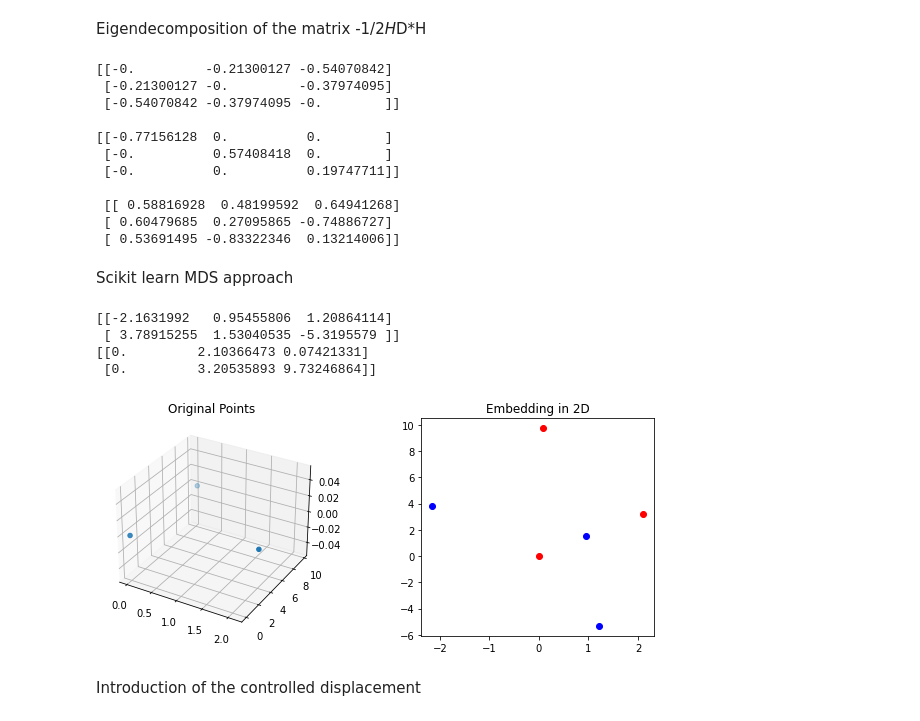
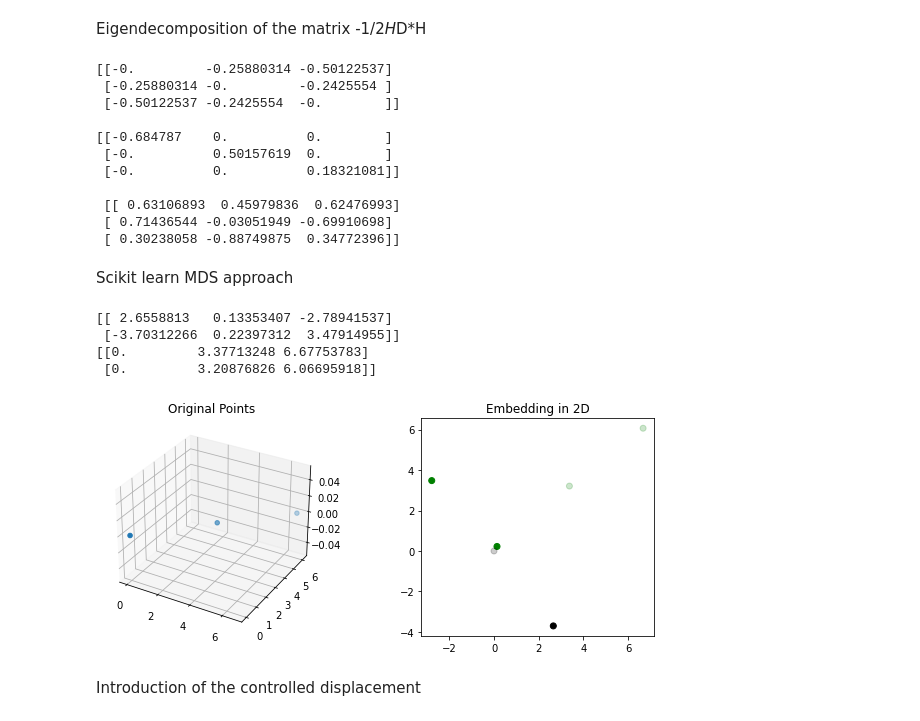
Before and after one commit to oselin/drone-pose-estimation, a Jupyter notebook: MDS.ipynb, the cells around one changed output. Cells and saved outputs as stored; diff of their text form; code cells hidden in the pictures.

```diff
--- a/MDS.ipynb
+++ b/MDS.ipynb
@@ -7,10 +7,10 @@ import matplotlib.pyplot as plt           # for plotting
 # %% [markdown]
 Definition of the Distance Matrix
 # %%
-n_robots = int(input("number of robots: "))
+n_robots = 3#int(input("number of robots: "))
 platoon = []
 
-c_color = ['orange','green' for i in range(1,n_robots)]
+c_set = ['black'] + ['green' for i in range(1,n_robots)]
 
 # initialization of n robots
 for i in range(n_robots):
@@ -27,7 +27,8 @@ for rob in platoon:
 
 S = coordinates[0:2,:]
 
-DM = d_matrix(platoon)
+DM  = d_matrix(platoon)
 DM2 = d_matrix2(platoon)
 print(DM)
+print(DM2)
 # %% [output]
@@ -72,46 +76,51 @@ print(LAMBDA,'\n\n',U)
 #Sstar  = np.sqrt(LAMBDA).transpose(U)
 #print(Sstar)
 # %% [output]
-[[-0.         -0.21300127 -0.54070842]
- [-0.21300127 -0.         -0.37974095]
- [-0.54070842 -0.37974095 -0.        ]]
+[[-0.         -0.25880314 -0.50122537]
+ [-0.25880314 -0.         -0.2425554 ]
+ [-0.50122537 -0.2425554  -0.        ]]
 
-[[-0.77156128  0.          0.        ]
- [-0.          0.57408418  0.        ]
- [-0.          0.          0.19747711]]
+[[-0.684787    0.          0.        ]
+ [-0.          0.50157619  0.        ]
+ [-0.          0.          0.18321081]]
 
- [[ 0.58816928  0.48199592  0.64941268]
- [ 0.60479685  0.27095865 -0.74886727]
- [ 0.53691495 -0.83322346  0.13214006]]
+ [[ 0.63106893  0.45979836  0.62476993]
+ [ 0.71436544 -0.03051949 -0.69910698]
+ [ 0.30238058 -0.88749875  0.34772396]]
 # %% [markdown]
 Scikit learn MDS approach
 # %%
 n_components = 2                                   # p, reduced dimensionality space
-embedding = MDS(n_components=2,n_init = 20,max_iter = 1000,random_state = 73073,dissimilarity='precomputed') # instantiate and set the hyperparameter
+embedding = MDS(n_components=2,
+                n_init = 50,
+                max_iter = 10000,
+                eps=1e-5,
+                dissimilarity='precomputed') # instantiate and set the hyperparameter
+
 Sstar = embedding.fit_transform(DM).T
-Sstar2= embedding.fit_transform(DM).T
+Sstar2= embedding.fit_transform(DM2).T
 
 print(Sstar)
 print(S)
 # %% [output]
-[[-2.1631992   0.95455806  1.20864114]
- [ 3.78915255  1.53040535 -5.3195579 ]]
-[[0.         2.10366473 0.07421331]
- [0.         3.20535893 9.73246864]]
+[[ 2.6558813   0.13353407 -2.78941537]
+ [-3.70312266  0.22397312  3.47914955]]
+[[0.         3.37713248 6.67753783]
+ [0.         3.20876826 6.06695918]]
 # %%
 fig = plt.figure(2, (10,4))
 ax = fig.add_subplot(121, projection='3d')
 ax.scatter3D(coordinates[0,:], coordinates[1,:], coordinates[2,:])
 plt.title('Original Points')
 
 ax = fig.add_subplot(122)
-plt.scatter(Sstar[0,:], Sstar[1,:],color='blue')
-plt.scatter(S    [0,:], S    [1,:], color='red')
+plt.scatter(Sstar[0,:], Sstar[1,:], color=c_set, alpha=1.0)
+plt.scatter(S    [0,:], S    [1,:], color=c_set, alpha=0.2)
 plt.title('Embedding in 2D')
 fig.subplots_adjust(wspace=.4, hspace=0.5)
 plt.show()
 # %% [output]
-[figure, old version]
+[figure, new version]
 # %% [markdown]
 Introduction of the controlled displacement
 # %%
```
Also changed, not shown: parts of 11 cells of this notebook, 1 other file.
